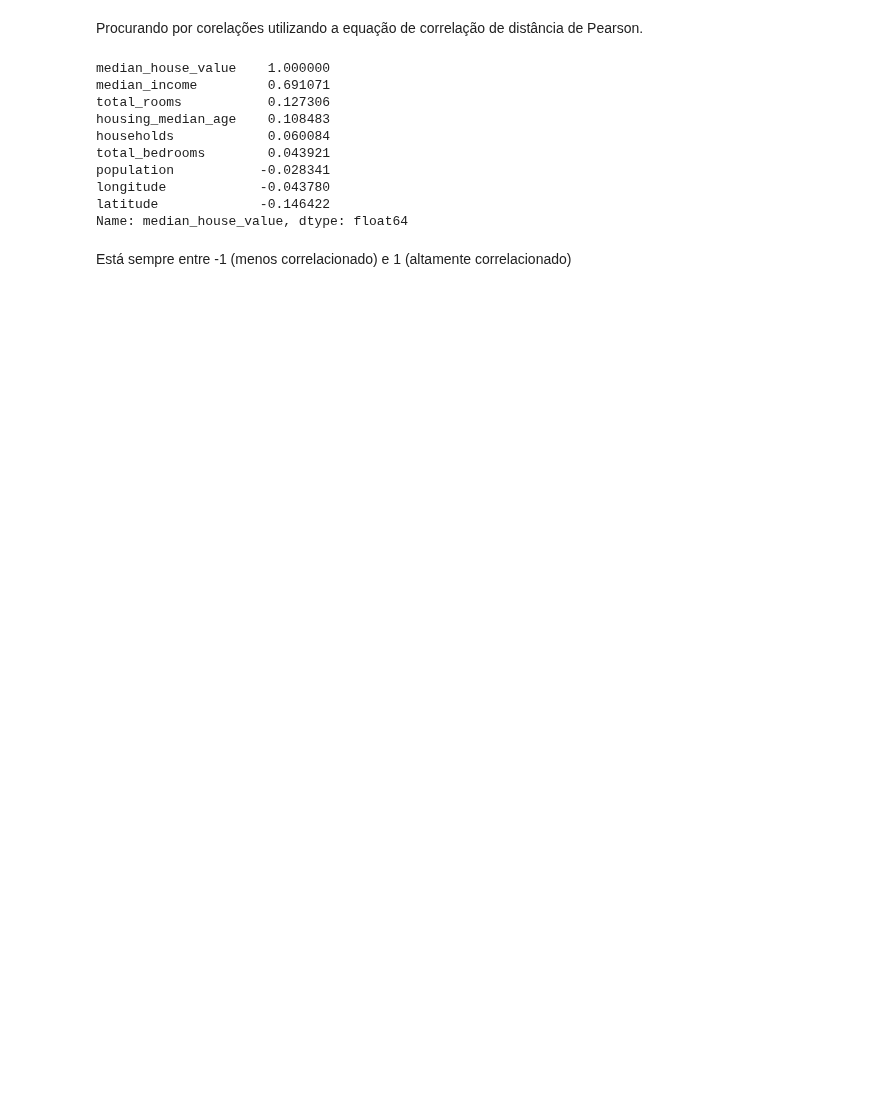
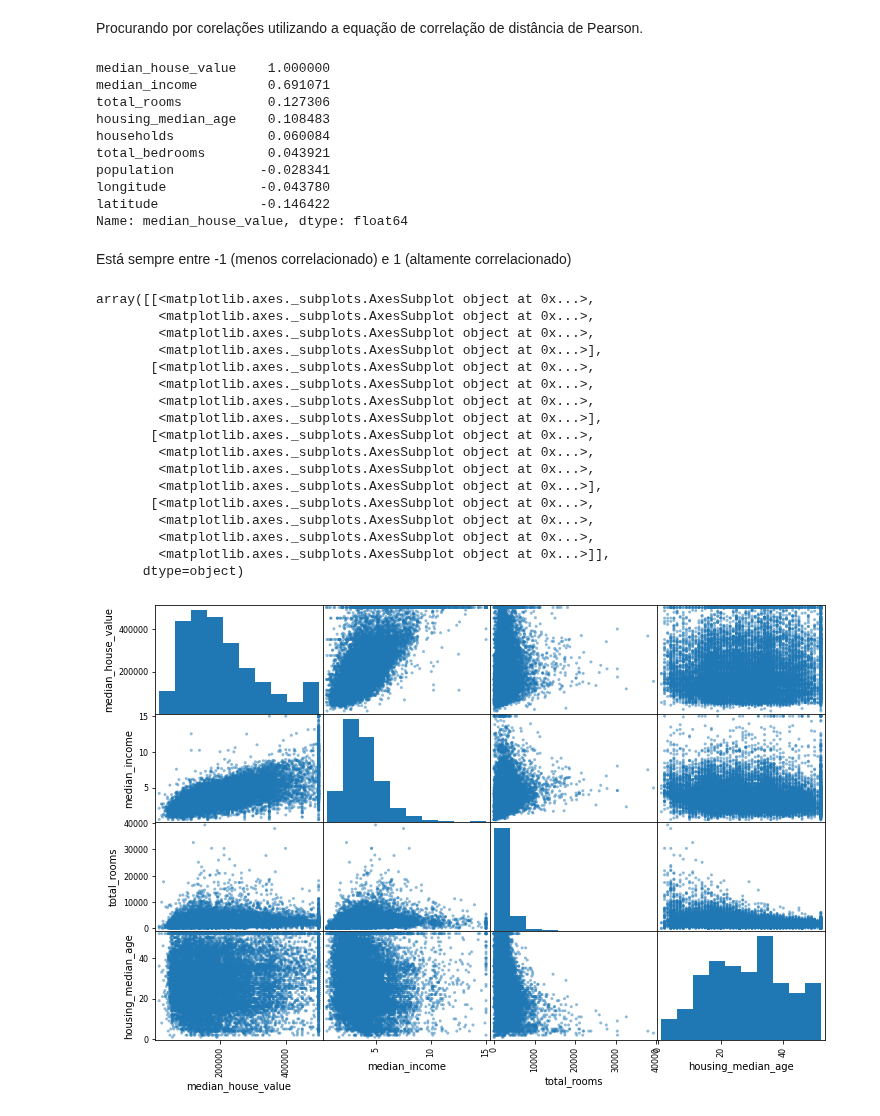
Before and after one commit to AyrtonCossuol/boston-test-dataset-analysis, a Jupyter notebook: california_housing_prince_prediction/California_Housing_Price_Prediction.ipynb, the cells around one changed output. Saved outputs shown, nothing was run; the diff lists cells and outputs as text; code cells hidden in the pictures; blank space fills up the shorter version.

Commit message:
starting an approach when using scatter plots

```diff
--- a/california_housing_prince_prediction/California_Housing_Price_Prediction.ipynb
+++ b/california_housing_prince_prediction/California_Housing_Price_Prediction.ipynb
@@ -206,3 +206,30 @@ latitude             -0.146422
 Name: median_house_value, dtype: float64
 # %% [markdown]
 Está sempre entre -1 (menos correlacionado) e 1 (altamente correlacionado)
+# %%
+#outra abordagem é usar o gráfico de dispersão de forma A vs B
+#o problema com isso é que (para N recursos, haverá n² plotagens)
+imp_attributes = ['median_house_value', 'median_income', 'total_rooms', 'housing_median_age']
+
+from pandas.plotting import scatter_matrix
+
+scatter_matrix(housing[imp_attributes], figsize = (12, 8))
+# %% [output]
+array([[<matplotlib.axes._subplots.AxesSubplot object at 0x...>,
+        <matplotlib.axes._subplots.AxesSubplot object at 0x...>,
+        <matplotlib.axes._subplots.AxesSubplot object at 0x...>,
+        <matplotlib.axes._subplots.AxesSubplot object at 0x...>],
+       [<matplotlib.axes._subplots.AxesSubplot object at 0x...>,
+        <matplotlib.axes._subplots.AxesSubplot object at 0x...>,
+        <matplotlib.axes._subplots.AxesSubplot object at 0x...>,
+        <matplotlib.axes._subplots.AxesSubplot object at 0x...>],
+       [<matplotlib.axes._subplots.AxesSubplot object at 0x...>,
+        <matplotlib.axes._subplots.AxesSubplot object at 0x...>,
+        <matplotlib.axes._subplots.AxesSubplot object at 0x...>,
+        <matplotlib.axes._subplots.AxesSubplot object at 0x...>],
+       [<matplotlib.axes._subplots.AxesSubplot object at 0x...>,
+        <matplotlib.axes._subplots.AxesSubplot object at 0x...>,
+        <matplotlib.axes._subplots.AxesSubplot object at 0x...>,
+        <matplotlib.axes._subplots.AxesSubplot object at 0x...>]],
+      dtype=object)
+[figure, added]
```
Also changed, not shown: parts of 1 cell of this notebook.
